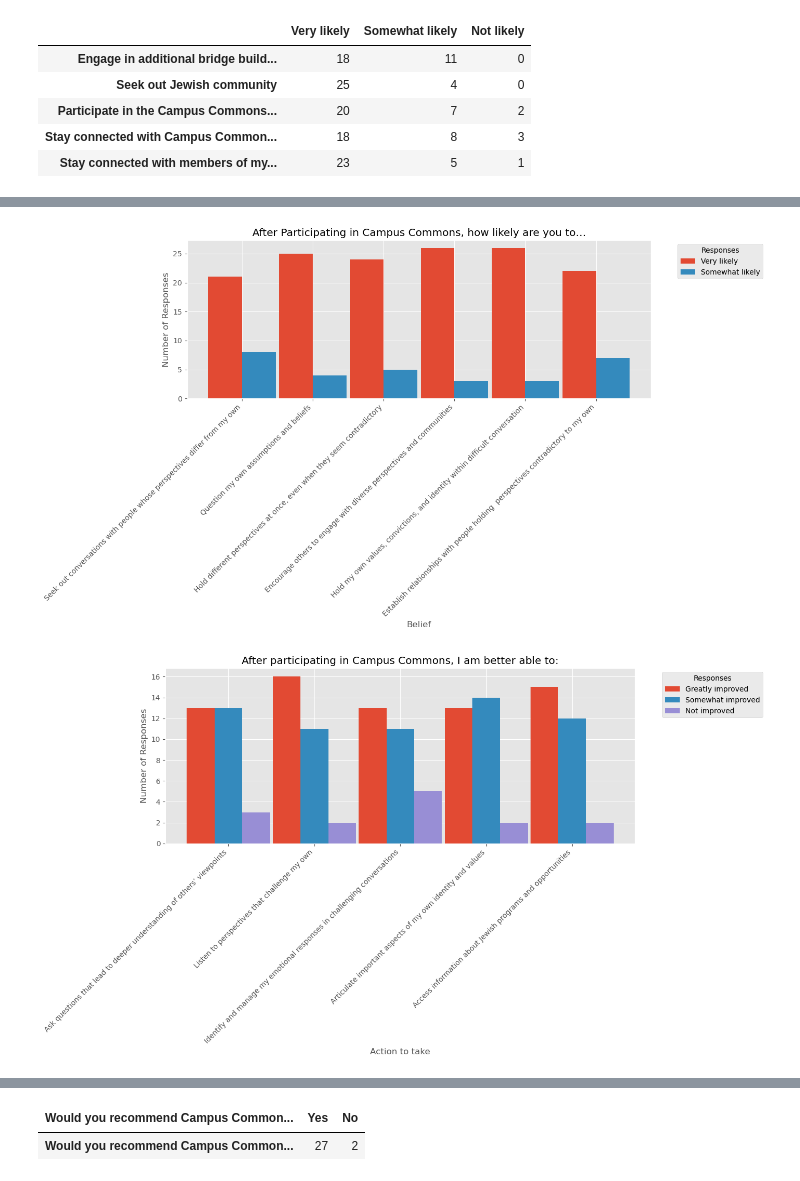
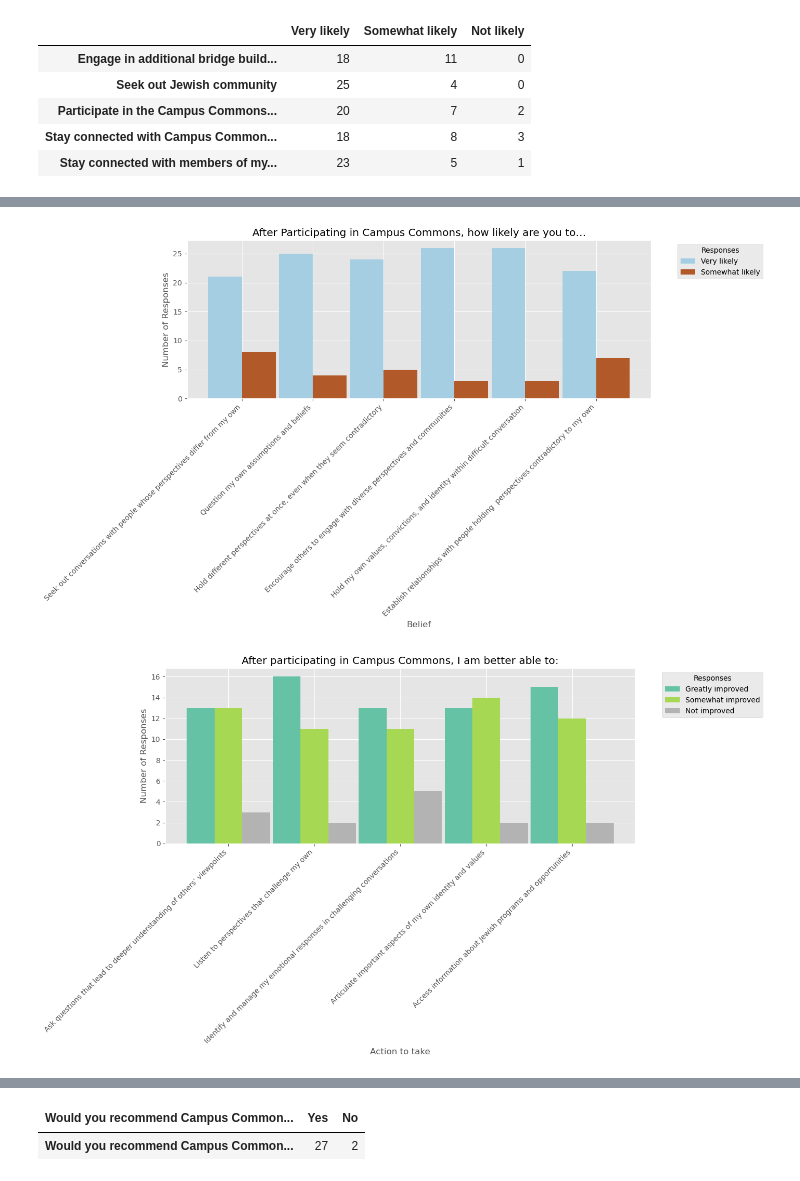
Before and after one commit to LDeYoung17/the-bronfman-fellowship, a Jupyter notebook: eda.ipynb, the cells around one changed output, grey strips where cells are left out. Cells and saved outputs as stored; diff of their text form; code cells hidden in the pictures.

```diff
--- a/eda.ipynb
+++ b/eda.ipynb
@@ -334,14 +337,17 @@ gap = 0.2  # space between groups
 
 # X locations for groups
 indices = np.arange(n_groups) * (n_bars * bar_width + gap)
+colors = plt.get_cmap('Set1')(np.linspace(0, 1, n_bars))
 
 # Create the plot
 fig, ax = plt.subplots(figsize=(12, 12))
 
 # Plot each response type
+bars=[]
 for i, response in enumerate(df_context.columns):
     x = indices + i * bar_width
-    ax.bar(x, df_context[response], width=bar_width, label=response)
+    bar = ax.bar(x, df_context[response], width=bar_width, label=response, color=colors[i])
+    bars.append(bar)  # Add each bar container to the list
 
 # Ticks and labels
 ax.set_xticks(indices + (n_bars * bar_width) / 2 - bar_width / 2)
@@ -351,7 +357,7 @@ ax.set_xticklabels(df_context.index, rotation=45, ha='right')
 ax.set_xlabel('Number of responses')
 ax.set_ylabel('Context')
 ax.set_title('How frequently do you plan to apply Campus Commons approaches and learnings in the following contexts?')
-ax.legend(title='Responses', bbox_to_anchor=(1.05, 1), loc='upper left')
+ax.legend(handles=[bar for bar in bars], title='Responses', bbox_to_anchor=(1.05, 1), loc='upper left')
 plt.tight_layout()
 plt.show()
 # %% [output]
@@ -365,14 +371,17 @@ gap = 0.2  # space between groups
 
 # X locations for groups
 indices = np.arange(n_groups) * (n_bars * bar_width + gap)
+colors = plt.get_cmap('Accent')(np.linspace(0, 1, n_bars))
 
 # Create the plot
 fig, ax = plt.subplots(figsize=(14, 6))
 
 # Plot each response type
+bars=[]
 for i, response in enumerate(df_importance.columns):
     x = indices + i * bar_width
-    ax.bar(x, df_importance[response], width=bar_width, label=response)
+    bar = ax.bar(x, df_importance[response], width=bar_width, label=response, color=colors[i])
+    bars.append(bar)  # Add each bar container to the list
 
 # Ticks and labels
 ax.set_xticks(indices + (n_bars * bar_width) / 2 - bar_width / 2)
@@ -382,7 +391,7 @@ ax.set_xticklabels(df_importance.index, rotation=45, ha='right')
 ax.set_xlabel('Aspect of Campus Commons')
 ax.set_ylabel('Number of Responses')
 ax.set_title('Please rate the importance of these aspects of Campus Commons to your experience:')
-ax.legend(title='Responses', bbox_to_anchor=(1.05, 1), loc='upper left')
+ax.legend(handles=[bar for bar in bars], title='Responses', bbox_to_anchor=(1.05, 1), loc='upper left')
 plt.tight_layout()
 plt.show()
 # %% [output]
@@ -396,14 +405,17 @@ gap = 0.2  # space between groups
 
 # X locations for groups
 indices = np.arange(n_groups) * (n_bars * bar_width + gap)
+colors = plt.get_cmap('Dark2')(np.linspace(0, 1, n_bars))
 
 # Create the plot
 fig, ax = plt.subplots(figsize=(14, 8))
 
 # Plot each response type
+bars=[]
 for i, response in enumerate(df_participate.columns):
     x = indices + i * bar_width
-    ax.bar(x, df_participate[response], width=bar_width, label=response)
+    bar = ax.bar(x, df_participate[response], width=bar_width, label=response, color=colors[i])
+    bars.append(bar)  # Add each bar container to the list
 
 # Ticks and labels
 ax.set_xticks(indices + (n_bars * bar_width) / 2 - bar_width / 2)
@@ -413,7 +425,7 @@ ax.set_xticklabels(df_participate.index, rotation=45, ha='right')
 ax.set_xlabel('Belief')
 ax.set_ylabel('Number of Responses')
 ax.set_title('After participating in Campus Commons I…')
-ax.legend(title='Responses', bbox_to_anchor=(1.05, 1), loc='upper left')
+ax.legend(handles=[bar for bar in bars], title='Responses', bbox_to_anchor=(1.05, 1), loc='upper left')
 plt.tight_layout()
 plt.show()
 # %% [output]
@@ -427,14 +439,18 @@ gap = 0.2  # space between groups
 
 # X locations for groups
 indices = np.arange(n_groups) * (n_bars * bar_width + gap)
+colors = plt.get_cmap('Paired')(np.linspace(0, 1, n_bars))
 
 # Create the plot
 fig, ax = plt.subplots(figsize=(14, 8))
 
 # Plot each response type
+bars=[]
 for i, response in enumerate(df_ability.columns):
     x = indices + i * bar_width
-    ax.bar(x, df_ability[response], width=bar_width, label=response)
+    bar = ax.bar(x, df_ability[response], width=bar_width, label=response, color=colors[i])
+    bars.append(bar)  # Add each bar container to the list
+
 
 # Ticks and labels
 ax.set_xticks(indices + (n_bars * bar_width) / 2 - bar_width / 2)
@@ -444,42 +460,45 @@ ax.set_xticklabels(df_ability.index, rotation=45, ha='right')
 ax.set_xlabel('Belief')
 ax.set_ylabel('Number of Responses')
 ax.set_title('After Participating in Campus Commons, how likely are you to…')
-ax.legend(title='Responses', bbox_to_anchor=(1.05, 1), loc='upper left')
+ax.legend(handles=[bar for bar in bars], title='Responses', bbox_to_anchor=(1.05, 1), loc='upper left')
 plt.tight_layout()
 plt.show()
 # %% [output]
-[figure, old version]
+[figure, new version]
 # %%
 # Add labels and title
 n_groups = len(df_perspective)
 n_bars = len(df_perspective.columns)  # number of unique responses
 bar_width = 2
 gap = 0.2  # space between groups
 
 # X locations for groups
 indices = np.arange(n_groups) * (n_bars * bar_width + gap)
+colors = plt.get_cmap('Set2')(np.linspace(0, 1, n_bars))
 
 # Create the plot
 fig, ax = plt.subplots(figsize=(14, 8))
 
 # Plot each response type
+bars = []
 for i, response in enumerate(df_perspective.columns):
     x = indices + i * bar_width
-    ax.bar(x, df_perspective[response], width=bar_width, label=response)
+    bar = ax.bar(x, df_perspective[response], width=bar_width, label=response, color=colors[i])
+    bars.append(bar)  # Add each bar container to the list
 
 # Ticks and labels
 ax.set_xticks(indices + (n_bars * bar_width) / 2 - bar_width / 2)
 ax.set_xticklabels(df_perspective.index, rotation=45, ha='right')
 
 #ax.set_ylim(10)
 ax.set_xlabel('Action to take')
 ax.set_ylabel('Number of Responses')
 ax.set_title('After participating in Campus Commons, I am better able to:')
-ax.legend(title='Responses', bbox_to_anchor=(1.05, 1), loc='upper left')
+ax.legend(handles=[bar for bar in bars], title='Responses', bbox_to_anchor=(1.05, 1), loc='upper left')
 plt.tight_layout()
 plt.show()
 # %% [output]
-[figure, old version]
+[figure, new version]
 # %%
 # Add labels and title
 n_groups = len(df_engagement)
```
Also changed, not shown: parts of 7 cells of this notebook.
